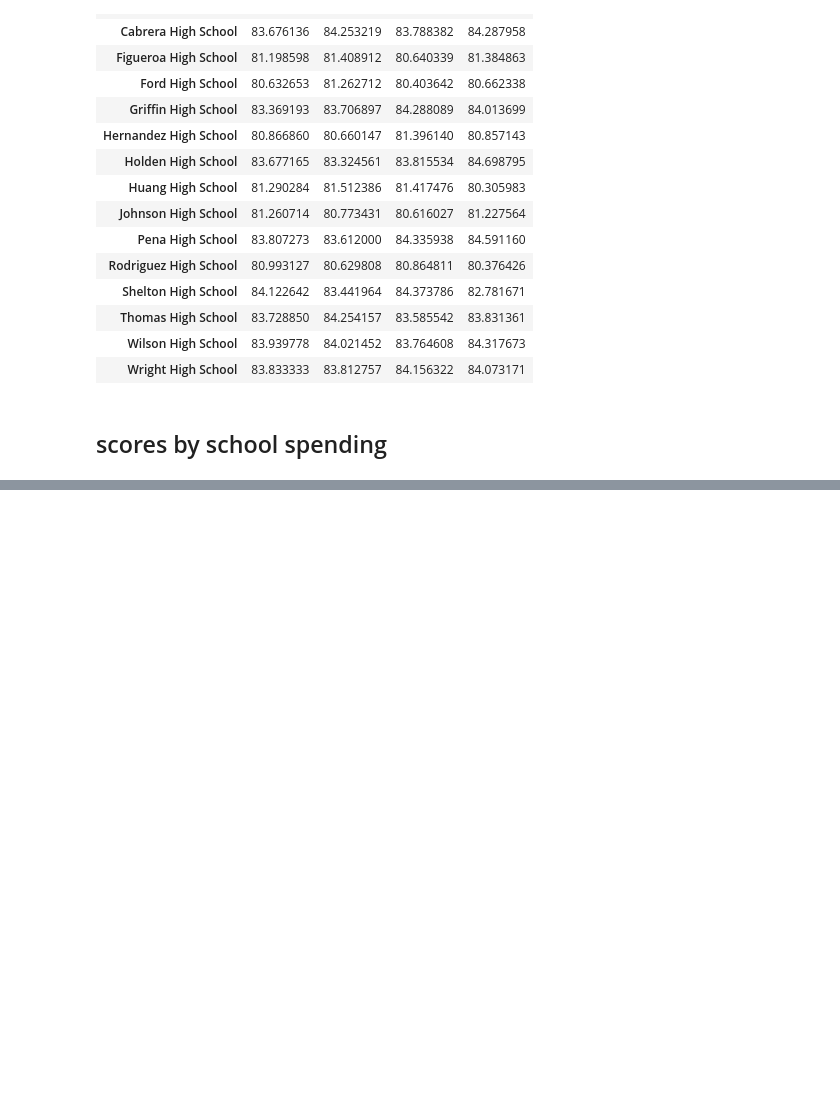
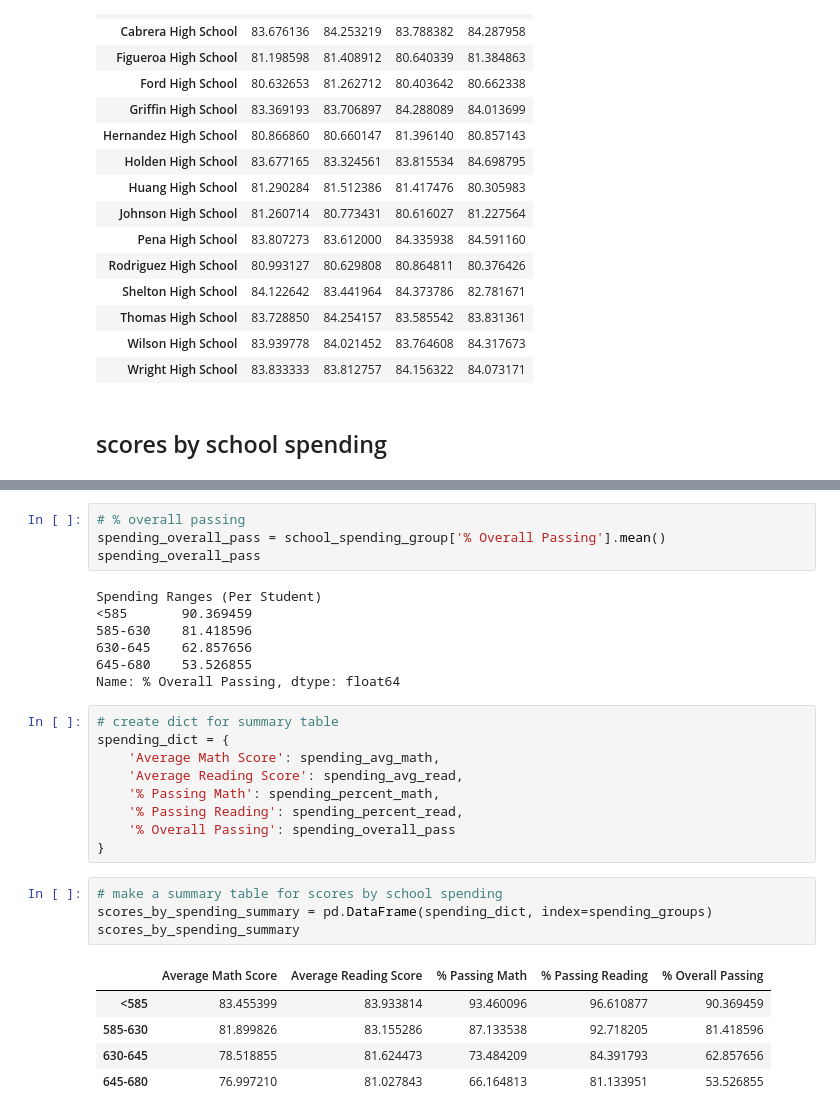
Before and after one commit to radioactivearm/pandas-challenge, a Jupyter notebook: PyCitySchools/PyCitySchools.ipynb, the cells around one changed output, grey strips where cells are left out. Saved outputs shown, nothing was run; the diff lists cells and outputs as text; blank space fills up the shorter version.

```diff
--- a/PyCitySchools/PyCitySchools.ipynb
+++ b/PyCitySchools/PyCitySchools.ipynb
@@ -547,0 +619,30 @@ reading_score_summary_srt
+# %%
+# % overall passing
+spending_overall_pass = school_spending_group['% Overall Passing'].mean()
+spending_overall_pass
+# %% [output]
+Spending Ranges (Per Student)
+<585       90.369459
+585-630    81.418596
+630-645    62.857656
+645-680    53.526855
+Name: % Overall Passing, dtype: float64
+# %%
+# create dict for summary table
+spending_dict = {
+    'Average Math Score': spending_avg_math,
+    'Average Reading Score': spending_avg_read,
+    '% Passing Math': spending_percent_math,
+    '% Passing Reading': spending_percent_read,
+    '% Overall Passing': spending_overall_pass
+}
+# %%
+# make a summary table for scores by school spending
+scores_by_spending_summary = pd.DataFrame(spending_dict, index=spending_groups)
+scores_by_spending_summary
+# %% [output]
+|  | Average Math Score | Average Reading Score | % Passing Math | % Passing Reading | % Overall Passing |
+| <585 | 83.455399 | 83.933814 | 93.460096 | 96.610877 | 90.369459 |
+| 585-630 | 81.899826 | 83.155286 | 87.133538 | 92.718205 | 81.418596 |
+| 630-645 | 78.518855 | 81.624473 | 73.484209 | 84.391793 | 62.857656 |
+| 645-680 | 76.997210 | 81.027843 | 66.164813 | 81.133951 | 53.526855 |
```
Also changed, not shown: parts of 13 cells of this notebook.
